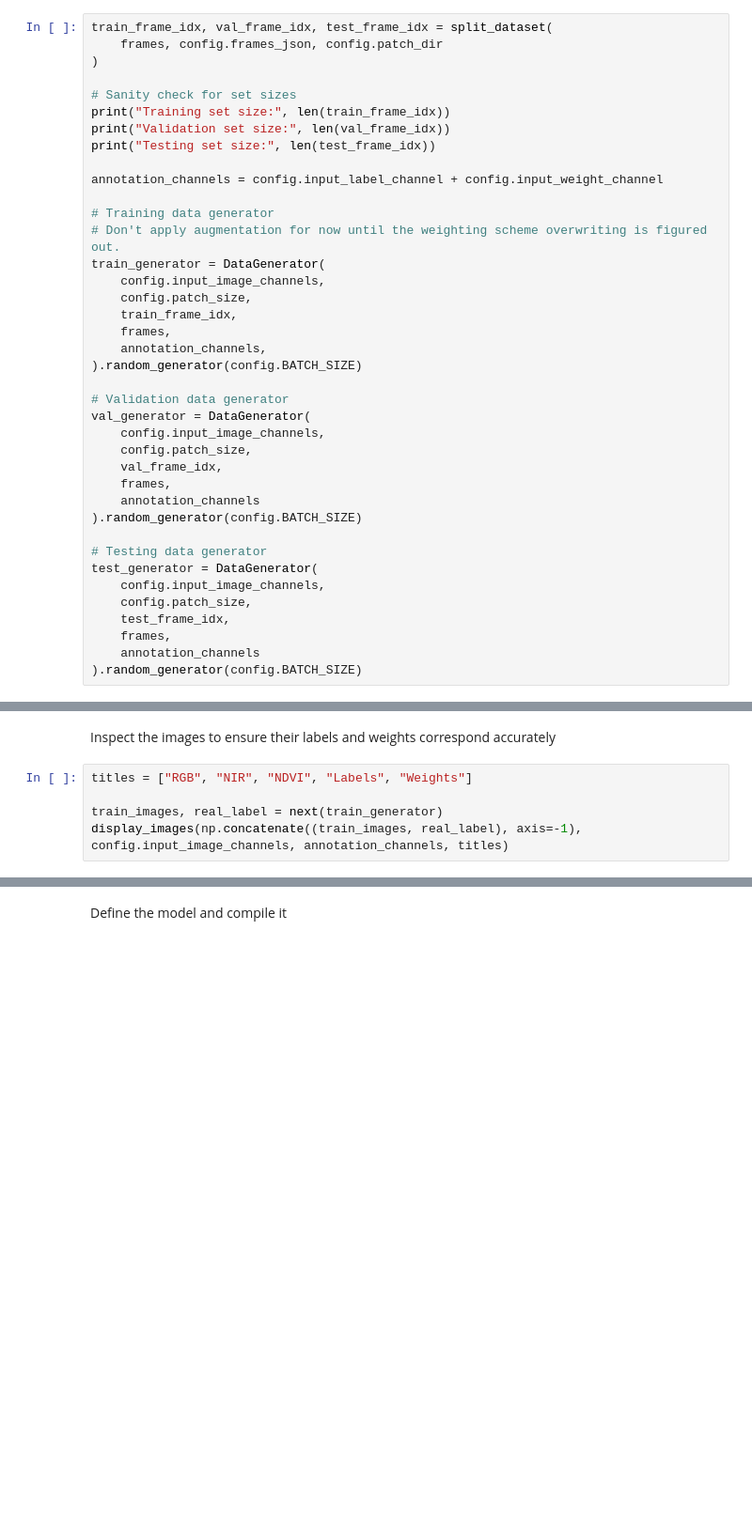
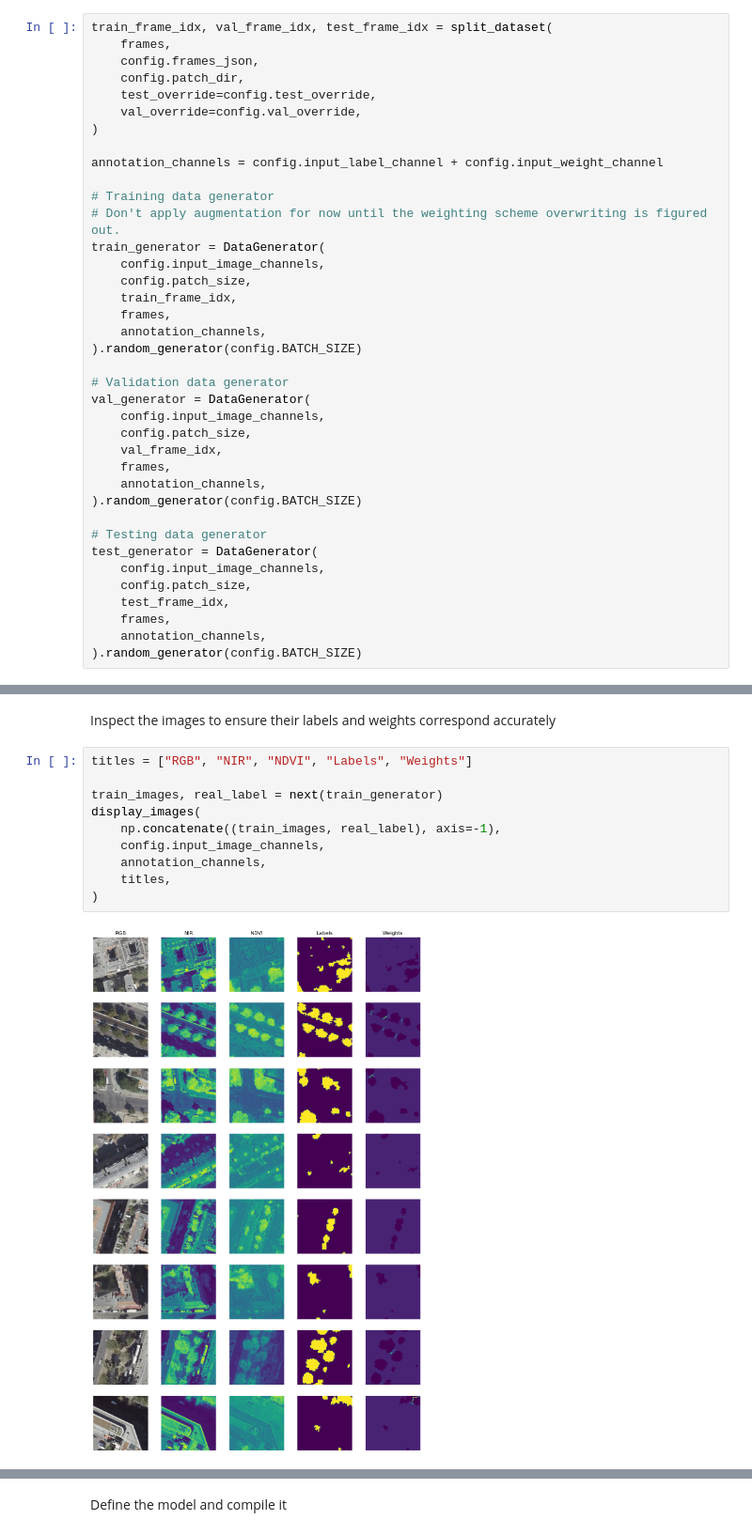
Before and after one commit to dluks/berlin-trees, a Jupyter notebook: main/2-UNetTraining.ipynb, the cells around one changed output, grey strips where cells are left out. Shown at 94% size. Saved outputs shown, nothing was run; the diff lists cells and outputs as text; blank space fills up the shorter version.

Commit message:
playing around post-first training

```diff
--- a/main/2-UNetTraining.ipynb
+++ b/main/2-UNetTraining.ipynb
@@ -62,13 +60,12 @@ for d in tqdm(im_dirs):
 Split into train, validation, and test sets, and initialize generators for each set.
 # %%
 train_frame_idx, val_frame_idx, test_frame_idx = split_dataset(
-    frames, config.frames_json, config.patch_dir
+    frames,
+    config.frames_json,
+    config.patch_dir,
+    test_override=config.test_override,
+    val_override=config.val_override,
 )
-
-# Sanity check for set sizes
-print("Training set size:", len(train_frame_idx))
-print("Validation set size:", len(val_frame_idx))
-print("Testing set size:", len(test_frame_idx))
 
 annotation_channels = config.input_label_channel + config.input_weight_channel
 
@@ -88,7 +85,7 @@ val_generator = DataGenerator(
     config.patch_size,
     val_frame_idx,
     frames,
-    annotation_channels
+    annotation_channels,
 ).random_generator(config.BATCH_SIZE)
 
 # Testing data generator
@@ -97,5 +94,5 @@ test_generator = DataGenerator(
     config.patch_size,
     test_frame_idx,
     frames,
-    annotation_channels
+    annotation_channels,
 ).random_generator(config.BATCH_SIZE)
@@ -104,5 +111,12 @@ Inspect the images to ensure their labels and weights correspond accurately
 # %%
 titles = ["RGB", "NIR", "NDVI", "Labels", "Weights"]
 
 train_images, real_label = next(train_generator)
-display_images(np.concatenate((train_images, real_label), axis=-1), config.input_image_channels, annotation_channels, titles)
+display_images(
+    np.concatenate((train_images, real_label), axis=-1),
+    config.input_image_channels,
+    annotation_channels,
+    titles,
+)
+# %% [output]
+[figure, added]
```
Also changed, not shown: parts of 11 cells of this notebook.
